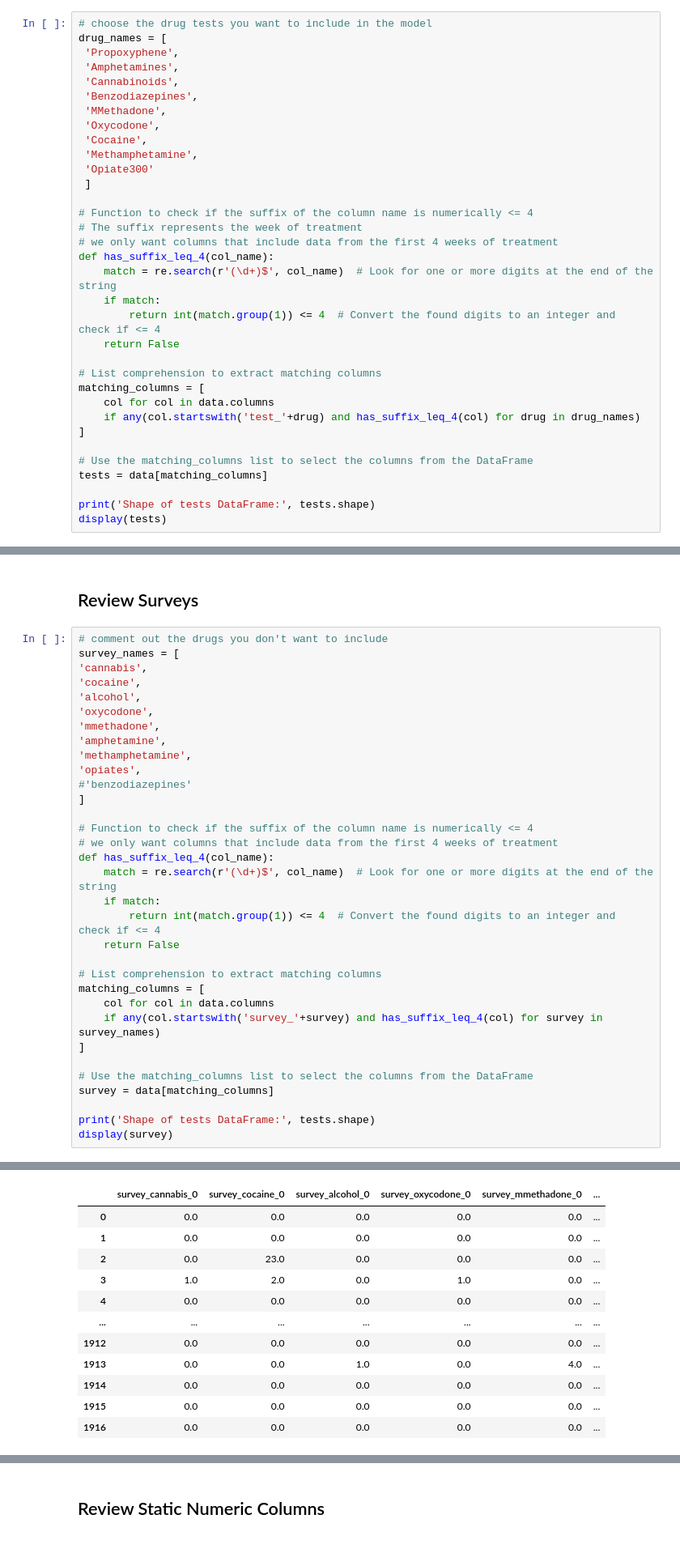
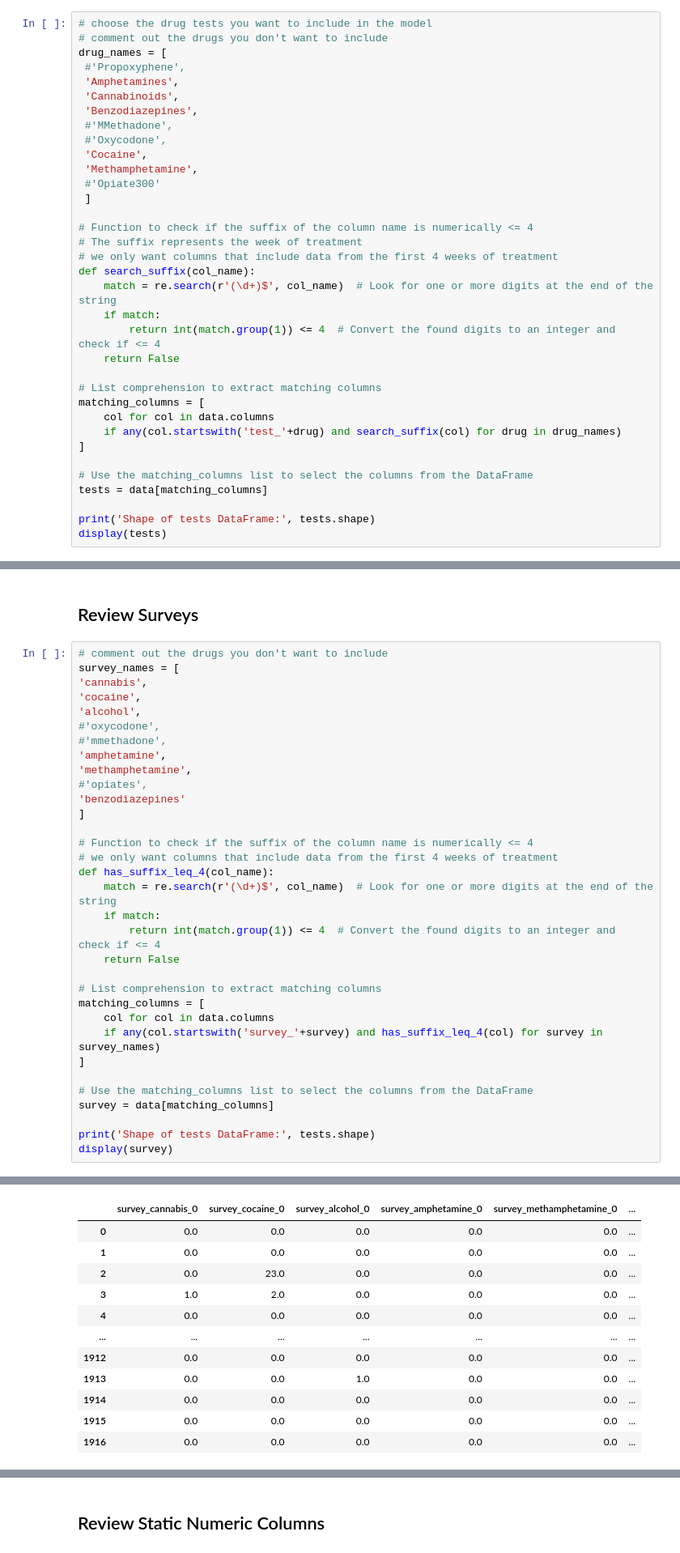
Before and after one commit to DanHerman212/precision_medicine, a Jupyter notebook: code/4_data_modeling.ipynb, the cells around one changed output, grey strips where cells are left out. Shown at 81% size. Saved outputs shown, nothing was run; the diff lists cells and outputs as text.

```diff
--- a/code/4_data_modeling.ipynb
+++ b/code/4_data_modeling.ipynb
@@ -35,22 +35,23 @@ Shape of dataframe prior to modeling: (1917, 419)
 ## Review Tests
 # %%
 # choose the drug tests you want to include in the model
+# comment out the drugs you don't want to include
 drug_names = [
- 'Propoxyphene',
+ #'Propoxyphene',
  'Amphetamines',
  'Cannabinoids',
  'Benzodiazepines',
- 'MMethadone',
- 'Oxycodone',
+ #'MMethadone',
+ #'Oxycodone',
  'Cocaine',
  'Methamphetamine',
- 'Opiate300'
+ #'Opiate300'
  ]
 
 # Function to check if the suffix of the column name is numerically <= 4
 # The suffix represents the week of treatment
 # we only want columns that include data from the first 4 weeks of treatment
-def has_suffix_leq_4(col_name):
+def search_suffix(col_name):
 	match = re.search(r'(\d+)$', col_name)  # Look for one or more digits at the end of the string
 	if match:
 		return int(match.group(1)) <= 4  # Convert the found digits to an integer and check if <= 4
@@ -59,7 +60,7 @@ def has_suffix_leq_4(col_name):
 # List comprehension to extract matching columns
 matching_columns = [
 	col for col in data.columns
-	if any(col.startswith('test_'+drug) and has_suffix_leq_4(col) for drug in drug_names)
+	if any(col.startswith('test_'+drug) and search_suffix(col) for drug in drug_names)
 ]
 
 # Use the matching_columns list to select the columns from the DataFrame
@@ -90,12 +91,12 @@ survey_names = [
 'cannabis',
 'cocaine',
 'alcohol',
-'oxycodone',
-'mmethadone',
+#'oxycodone',
+#'mmethadone',
 'amphetamine',
 'methamphetamine',
-'opiates',
-#'benzodiazepines'
+#'opiates',
+'benzodiazepines'
 ]
 
 # Function to check if the suffix of the column name is numerically <= 4
@@ -122,12 +123,12 @@ Shape of tests DataFrame: (1917, 45)
-|  | survey_cannabis_0 | survey_cocaine_0 | survey_alcohol_0 | survey_oxycodone_0 | survey_mmethadone_0 | ... |
+|  | survey_cannabis_0 | survey_cocaine_0 | survey_alcohol_0 | survey_amphetamine_0 | survey_methamphetamine_0 | ... |
 | 0 | 0.0 | 0.0 | 0.0 | 0.0 | 0.0 | ... |
 | 1 | 0.0 | 0.0 | 0.0 | 0.0 | 0.0 | ... |
 | 2 | 0.0 | 23.0 | 0.0 | 0.0 | 0.0 | ... |
-| 3 | 1.0 | 2.0 | 0.0 | 1.0 | 0.0 | ... |
+| 3 | 1.0 | 2.0 | 0.0 | 0.0 | 0.0 | ... |
 | 4 | 0.0 | 0.0 | 0.0 | 0.0 | 0.0 | ... |
 | ... | ... | ... | ... | ... | ... | ... |
 | 1912 | 0.0 | 0.0 | 0.0 | 0.0 | 0.0 | ... |
-| 1913 | 0.0 | 0.0 | 1.0 | 0.0 | 4.0 | ... |
+| 1913 | 0.0 | 0.0 | 1.0 | 0.0 | 0.0 | ... |
 | 1914 | 0.0 | 0.0 | 0.0 | 0.0 | 0.0 | ... |
 | 1915 | 0.0 | 0.0 | 0.0 | 0.0 | 0.0 | ... |
 | 1916 | 0.0 | 0.0 | 0.0 | 0.0 | 0.0 | ... |
```
Also changed, not shown: parts of 16 cells of this notebook.
